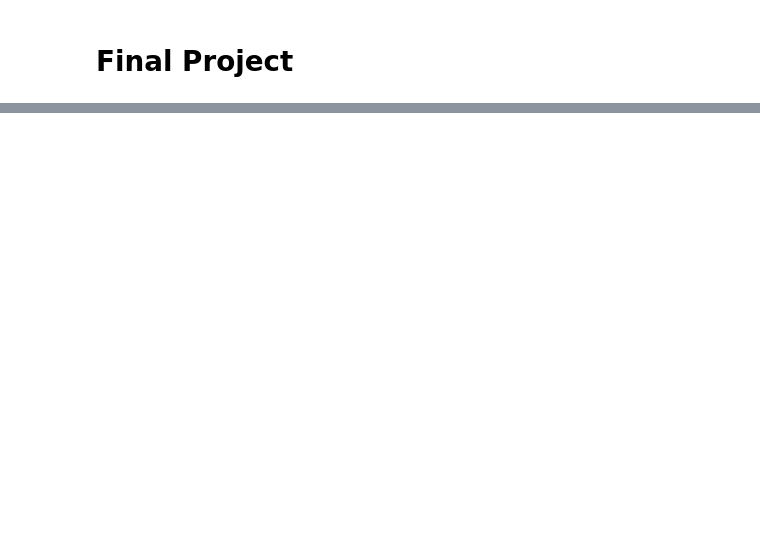
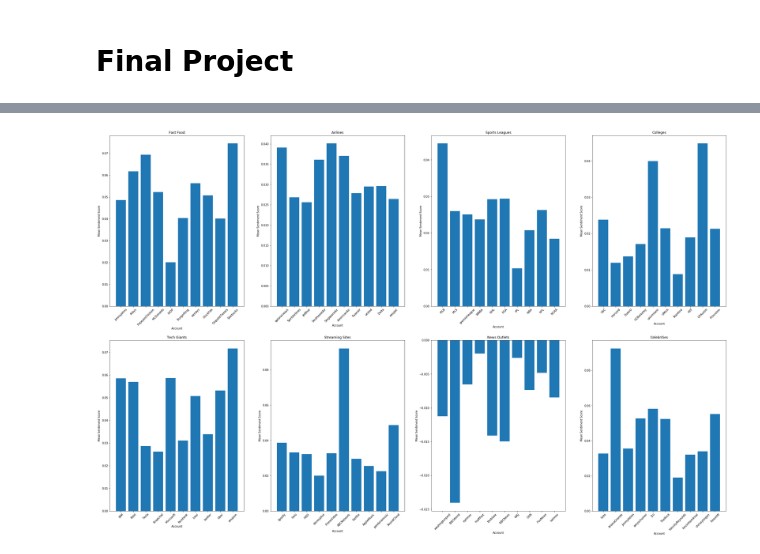
Before and after one commit to sejaldua/twitter-spheres, a Jupyter notebook: sentiment_analysis.ipynb, the cells around one changed output, grey strips where cells are left out. Saved outputs shown, nothing was run; the diff lists cells and outputs as text; code cells hidden in the pictures; blank space fills up the shorter version.

```diff
--- a/sentiment_analysis.ipynb
+++ b/sentiment_analysis.ipynb
@@ -273,0 +39,13 @@ show(p)
+# %%
+# Create dataframes for each category
+
+categories = ["fast food", "airlines", "leagues", "colleges", "tech giants", "streaming platforms", "news", "celebrities"]
+
+fast_food, ff_divider, ff_names = create_df(categories[0])
+airlines, al_divider, al_names = create_df(categories[1])
+leagues, lg_divider, lg_names = create_df(categories[2])
+colleges, cl_divider, cl_names = create_df(categories[3])
+tech, tg_divider, tg_names = create_df(categories[4])
+streaming, st_divider, st_names = create_df(categories[5])
+news, nw_divider, nw_names = create_df(categories[6])
+celebs, cb_divider, cb_names = create_df(categories[7])
@@ -273,0 +163,30 @@ show(p)
+# %%
+# Calculate affinity by account
+ff_acct = affin_by_acct(ff_clean, ff_divider)
+al_acct = affin_by_acct(al_clean, al_divider)
+lg_acct = affin_by_acct(lg_clean, lg_divider)
+cl_acct = affin_by_acct(cl_clean, cl_divider)
+st_acct = affin_by_acct(st_clean, st_divider)
+nw_acct = affin_by_acct(nw_clean, nw_divider)
+tg_acct = affin_by_acct(tg_clean, tg_divider)
+cb_acct = affin_by_acct(cb_clean, cb_divider)
+
+names = [ff_names, al_names, lg_names, cl_names, tg_names, st_names, nw_names, cb_names]
+acct = [ff_acct, al_acct, lg_acct, cl_acct, tg_acct, st_acct, nw_acct, cb_acct]
+# %%
+# Plot bar charts of the average affinity score by account for each category
+fig, ax = plt.subplots(2, 4, figsize = (40, 25))
+props = {"rotation" : 45}
+
+for i in range(len(names)):
+    r = int(i / 4)
+    c = int(i % 4)
+    ax[r, c].bar(names[i], acct[i])
+    ax[r, c].set_title(categories[i].title())
+    plt.setp(ax[r, c].get_xticklabels(), **props)
+    ax[r, c].set_xlabel("Account")
+    ax[r, c].set_ylabel("Mean Sentiment Score")
+
+fig.show()
+# %% [output]
+[figure, added]
```
Also changed, not shown: parts of 48 cells of this notebook.
